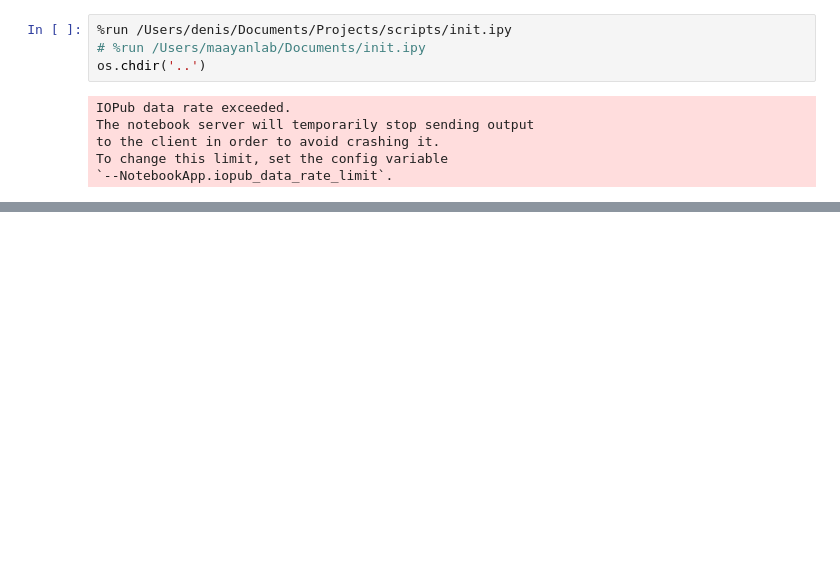
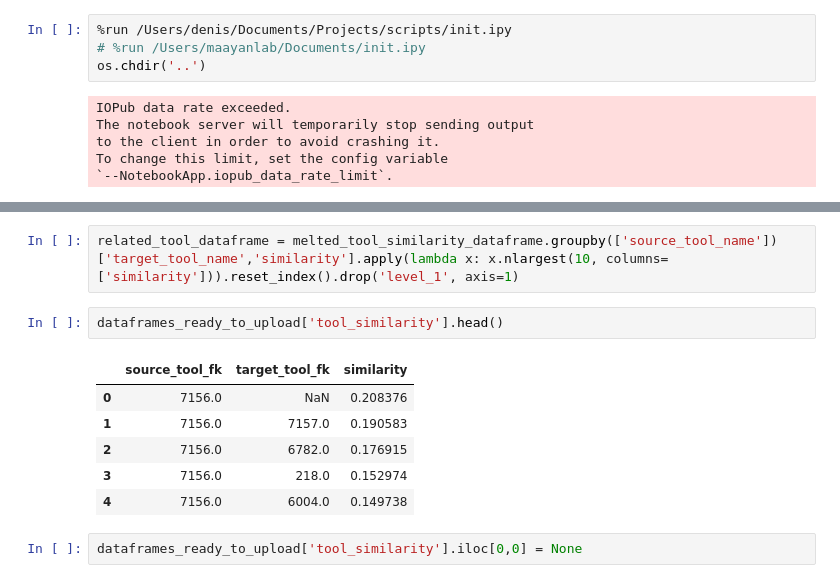
Before and after one commit to MaayanLab/datasets2tools, a Jupyter notebook: updater/pipeline/Development.ipynb, the cells around one changed output, grey strips where cells are left out. Drawn from its saved outputs; the diff is of its cells as text; blank space fills up the shorter version.

```diff
--- a/updater/pipeline/Development.ipynb
+++ b/updater/pipeline/Development.ipynb
@@ -14,0 +46,13 @@ articleFiles, toolFiles, keywordFile, metricsFile, similarityFile = infiles
+# %%
+related_tool_dataframe = melted_tool_similarity_dataframe.groupby(['source_tool_name'])['target_tool_name','similarity'].apply(lambda x: x.nlargest(10, columns=['similarity'])).reset_index().drop('level_1', axis=1)
+# %%
+dataframes_ready_to_upload['tool_similarity'].head()
+# %% [output]
+|  | source_tool_fk | target_tool_fk | similarity |
+| 0 | 7156.0 | NaN | 0.208376 |
+| 1 | 7156.0 | 7157.0 | 0.190583 |
+| 2 | 7156.0 | 6782.0 | 0.176915 |
+| 3 | 7156.0 | 218.0 | 0.152974 |
+| 4 | 7156.0 | 6004.0 | 0.149738 |
+# %%
+dataframes_ready_to_upload['tool_similarity'].iloc[0,0] = None
```
Also changed, not shown: parts of 16 cells of this notebook, 3 other files.
